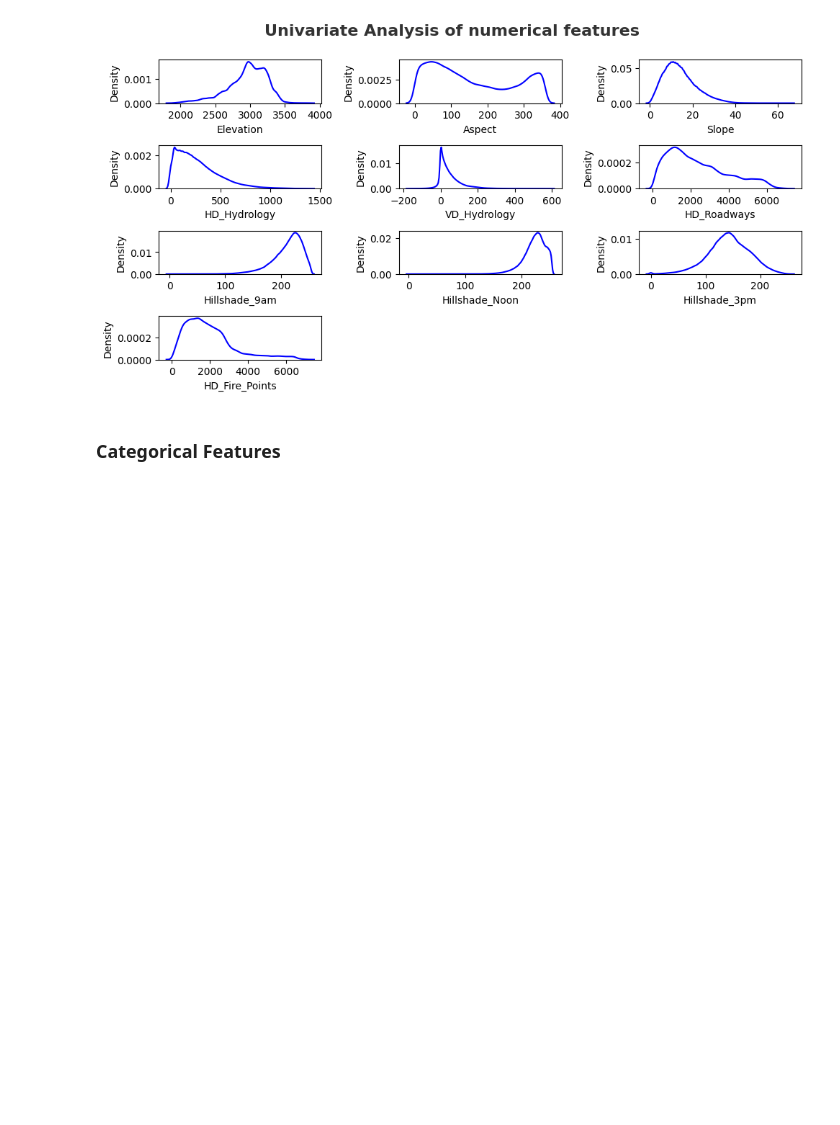
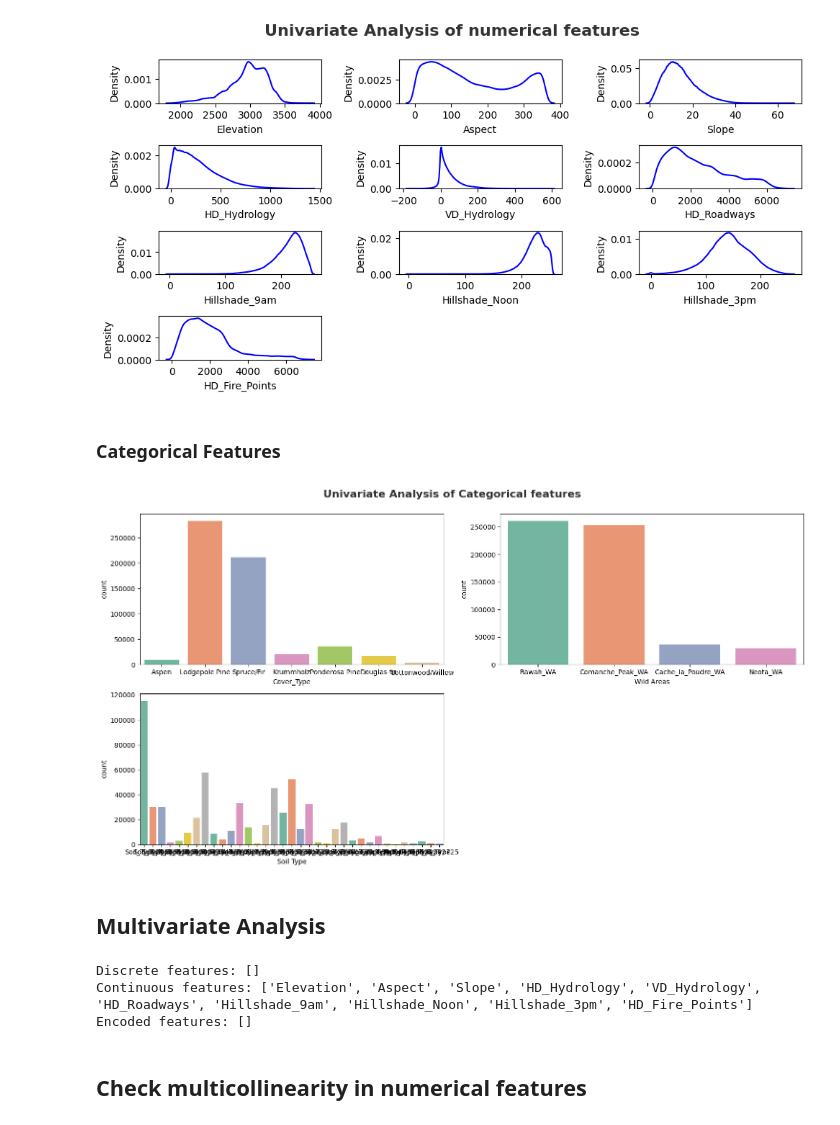
Before and after one commit to anshgupta1903/Project_GreenVision, a Jupyter notebook: notebooks/EDA_Forest_Cover_Type_Prediction.ipynb, the cells around one changed output. Cells and saved outputs as stored; diff of their text form; code cells hidden in the pictures; blank space fills up the shorter version.

```diff
--- a/notebooks/EDA_Forest_Cover_Type_Prediction.ipynb
+++ b/notebooks/EDA_Forest_Cover_Type_Prediction.ipynb
@@ -170,3 +170,31 @@ for i in range(0, len(numerical_cols)):
 [figure]
 # %% [markdown]
 ### Categorical Features
+# %%
+plt.figure(figsize=(15,8))
+plt.suptitle('Univariate Analysis of Categorical features', fontsize = 16, fontweight = 'bold', alpha = 0.8, y=1.)
+for i in range(0, len(categorical_cols)):
+    plt.subplot(2, 2, i+1)
+    sns.countplot(x=df[categorical_cols[i]], palette='Set2')
+    plt.xlabel(categorical_cols[i], fontsize=10)
+    plt.tight_layout()
+# %% [output]
+[figure, added]
+# %% [markdown]
+## Multivariate Analysis
+# %%
+discrete_features = [feature for feature in numerical_cols if len(df[feature].unique())<=25 and len(df[feature].unique())>3]
+
+continuous_features = [feature for feature in numerical_cols if len(df[feature].unique())>25]
+
+encoded_categorical = [feature for feature in numerical_cols if len(df[feature].unique())<=3]
+
+print(f"Discrete features: {discrete_features}")
+print(f"Continuous features: {continuous_features}")
+print(f"Encoded features: {encoded_categorical}")
+# %% [output]
+Discrete features: []
+Continuous features: ['Elevation', 'Aspect', 'Slope', 'HD_Hydrology', 'VD_Hydrology', 'HD_Roadways', 'Hillshade_9am', 'Hillshade_Noon', 'Hillshade_3pm', 'HD_Fire_Points']
+Encoded features: []
+# %% [markdown]
+## Check multicollinearity in numerical features
```
Also changed, not shown: parts of 16 cells of this notebook.
